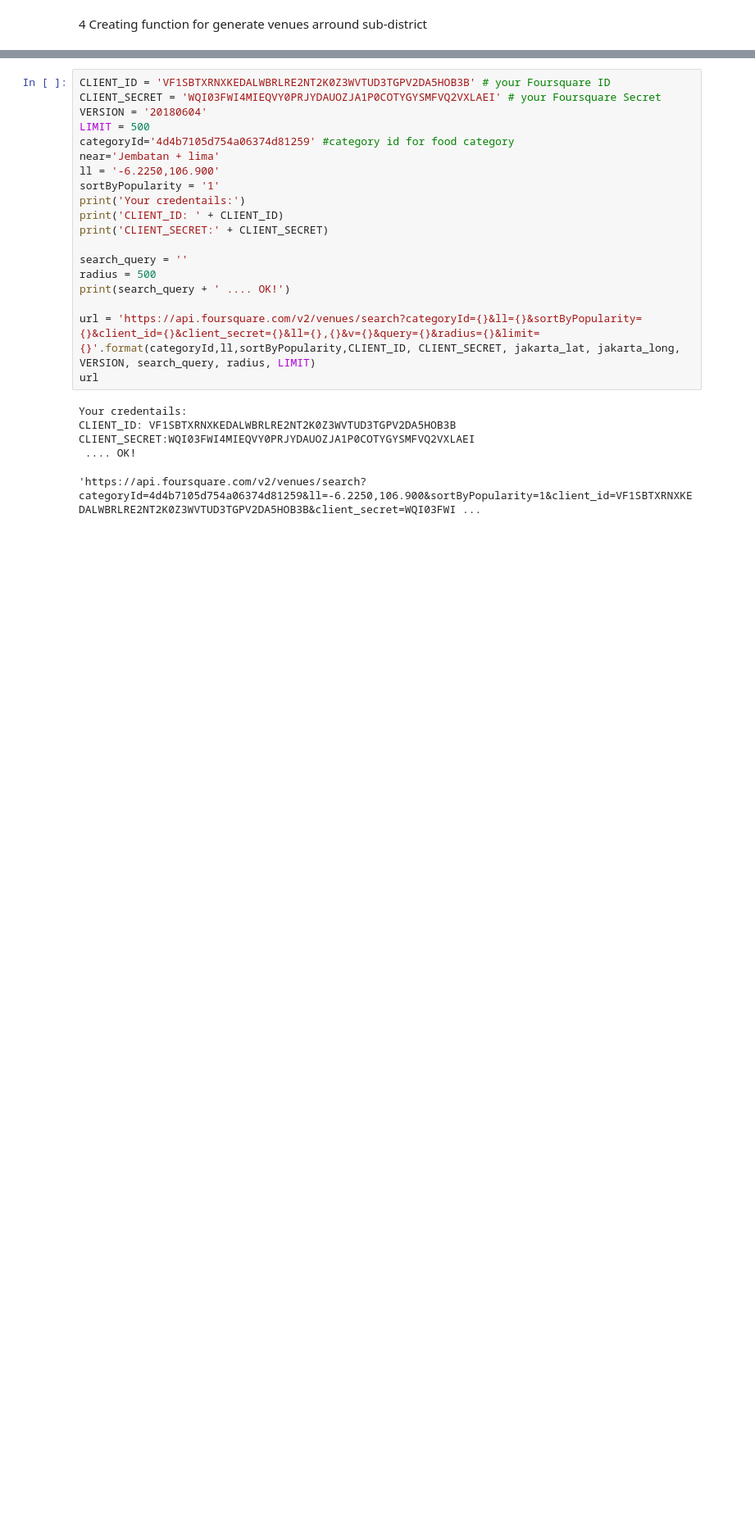
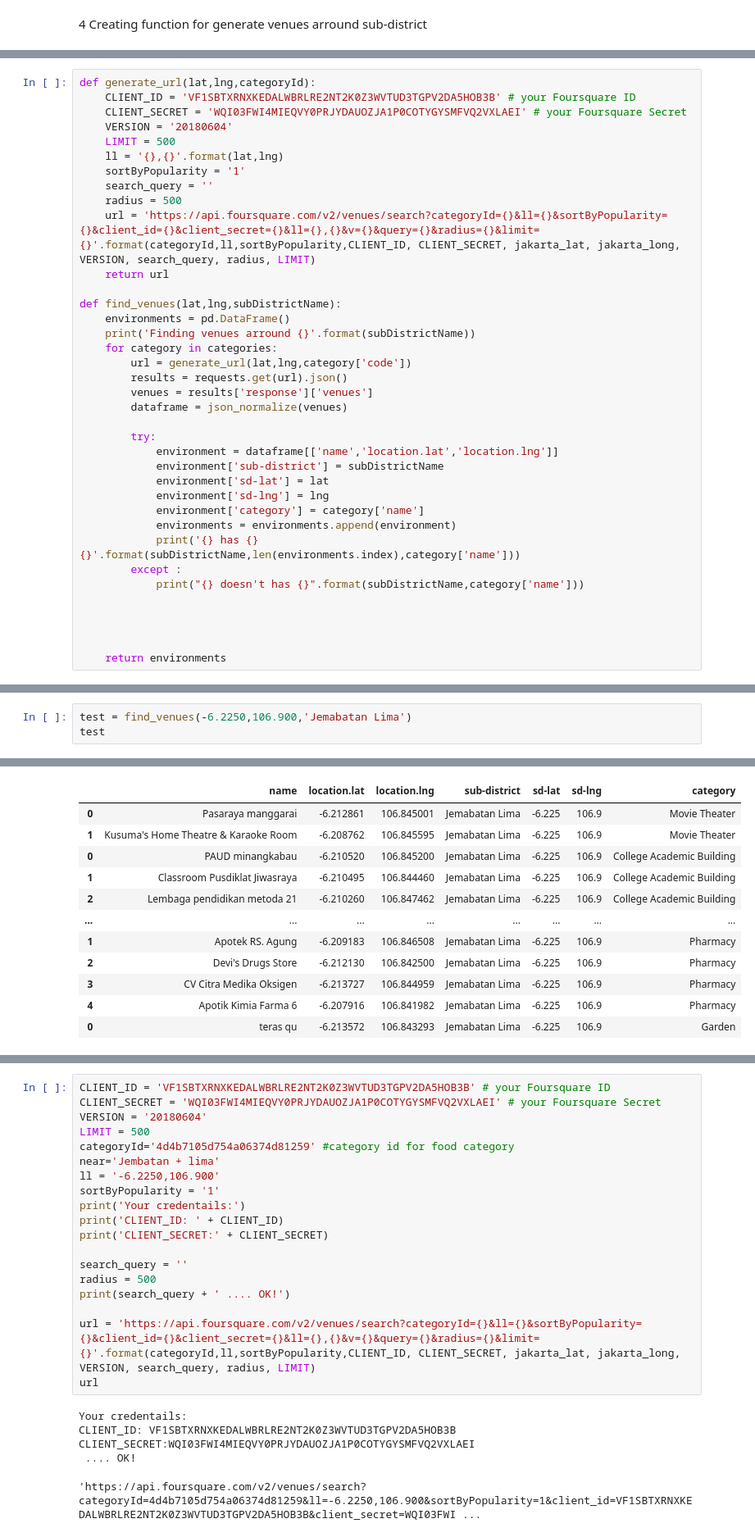
Before and after one commit to richieamir/final-capstone, a Jupyter notebook: housing-sales-Jakarta.ipynb, the cells around one changed output, grey strips where cells are left out. Shown at 82% size. Saved outputs shown, nothing was run; the diff lists cells and outputs as text; blank space fills up the shorter version.

Commit message:
function feed data done

```diff
--- a/housing-sales-Jakarta.ipynb
+++ b/housing-sales-Jakarta.ipynb
@@ -157,0 +187,37 @@ def generate_venue(lat,lng):
+# %%
+def generate_url(lat,lng,categoryId):
+    CLIENT_ID = 'VF1SBTXRNXKEDALWBRLRE2NT2K0Z3WVTUD3TGPV2DA5HOB3B' # your Foursquare ID
+    CLIENT_SECRET = 'WQI03FWI4MIEQVY0PRJYDAUOZJA1P0COTYGYSMFVQ2VXLAEI' # your Foursquare Secret
+    VERSION = '20180604'
+    LIMIT = 500
+    ll = '{},{}'.format(lat,lng)
+    sortByPopularity = '1'
+    search_query = ''
+    radius = 500
+    url = 'https://api.foursquare.com/v2/venues/search?categoryId={}&ll={}&sortByPopularity={}&client_id={}&client_secret={}&ll={},{}&v={}&query={}&radius={}&limit={}'.format(categoryId,ll,sortByPopularity,CLIENT_ID, CLIENT_SECRET, jakarta_lat, jakarta_long, VERSION, search_query, radius, LIMIT)
+    return url
+
+def find_venues(lat,lng,subDistrictName):
+    environments = pd.DataFrame()
+    print('Finding venues arround {}'.format(subDistrictName))
+    for category in categories:
+        url = generate_url(lat,lng,category['code'])
+        results = requests.get(url).json()
+        venues = results['response']['venues']
+        dataframe = json_normalize(venues)
+
+        try:
+            environment = dataframe[['name','location.lat','location.lng']]
+            environment['sub-district'] = subDistrictName
+            environment['sd-lat'] = lat
+            environment['sd-lng'] = lng
+            environment['category'] = category['name']
+            environments = environments.append(environment)
+            print('{} has {} {}'.format(subDistrictName,len(environments.index),category['name']))
+        except :
+            print("{} doesn't has {}".format(subDistrictName,category['name']))
+
+
+
+
+    return environments
@@ -157,0 +248,4 @@ def generate_venue(lat,lng):
+# %%
+test = find_venues(-6.2250,106.900,'Jemabatan Lima')
+test
+# %% [output]
@@ -157,0 +291,12 @@ def generate_venue(lat,lng):
+|  | name | location.lat | location.lng | sub-district | sd-lat | sd-lng | category |
+| 0 | Pasaraya manggarai | -6.212861 | 106.845001 | Jemabatan Lima | -6.225 | 106.9 | Movie Theater |
+| 1 | Kusuma's Home Theatre & Karaoke Room | -6.208762 | 106.845595 | Jemabatan Lima | -6.225 | 106.9 | Movie Theater |
+| 0 | PAUD minangkabau | -6.210520 | 106.845200 | Jemabatan Lima | -6.225 | 106.9 | College Academic Building |
+| 1 | Classroom Pusdiklat Jiwasraya | -6.210495 | 106.844460 | Jemabatan Lima | -6.225 | 106.9 | College Academic Building |
+| 2 | Lembaga pendidikan metoda 21 | -6.210260 | 106.847462 | Jemabatan Lima | -6.225 | 106.9 | College Academic Building |
+| ... | ... | ... | ... | ... | ... | ... | ... |
+| 1 | Apotek RS. Agung | -6.209183 | 106.846508 | Jemabatan Lima | -6.225 | 106.9 | Pharmacy |
+| 2 | Devi's Drugs Store | -6.212130 | 106.842500 | Jemabatan Lima | -6.225 | 106.9 | Pharmacy |
+| 3 | CV Citra Medika Oksigen | -6.213727 | 106.844959 | Jemabatan Lima | -6.225 | 106.9 | Pharmacy |
+| 4 | Apotik Kimia Farma 6 | -6.207916 | 106.841982 | Jemabatan Lima | -6.225 | 106.9 | Pharmacy |
+| 0 | teras qu | -6.213572 | 106.843293 | Jemabatan Lima | -6.225 | 106.9 | Garden |
```
Also changed, not shown: parts of 12 cells of this notebook.
